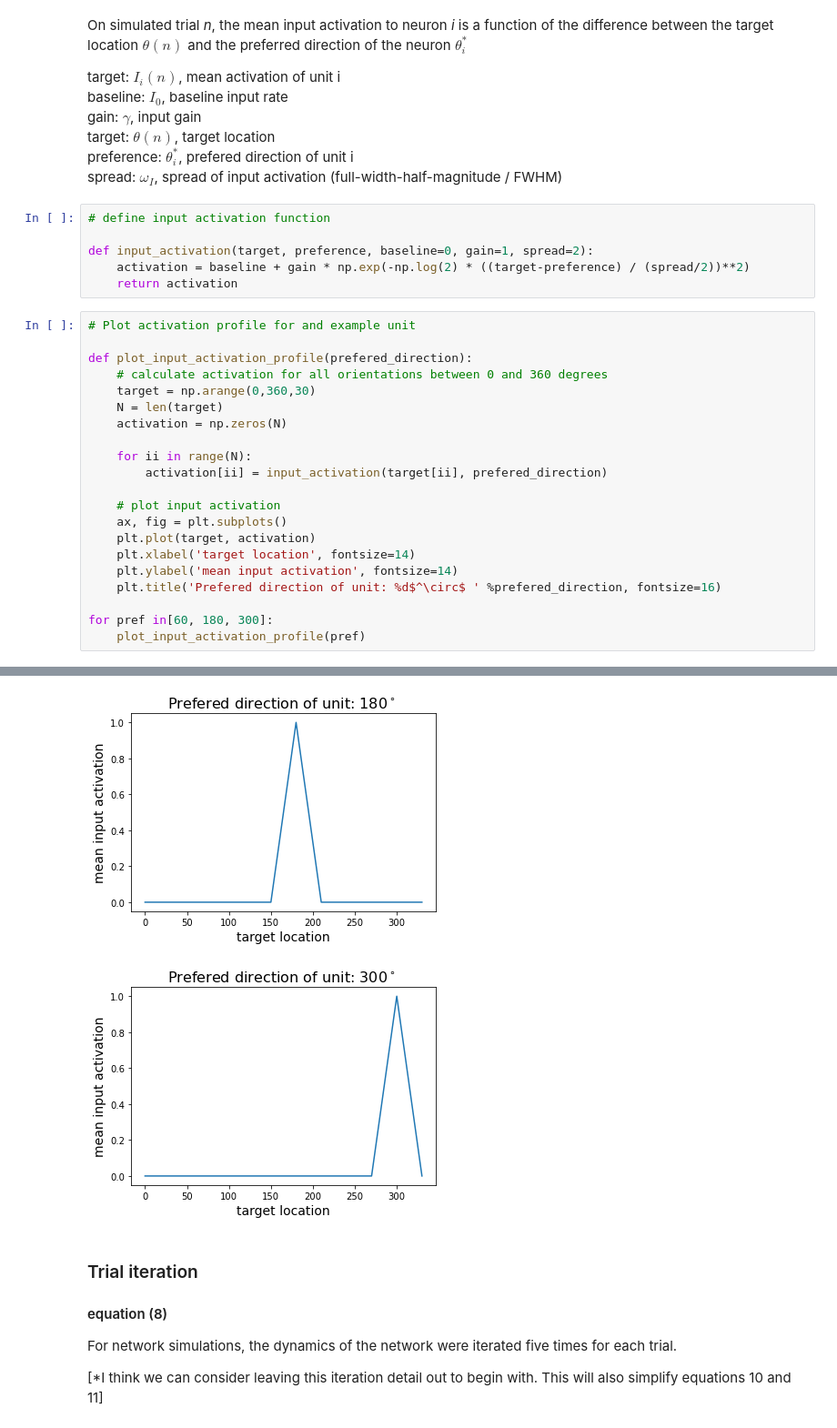
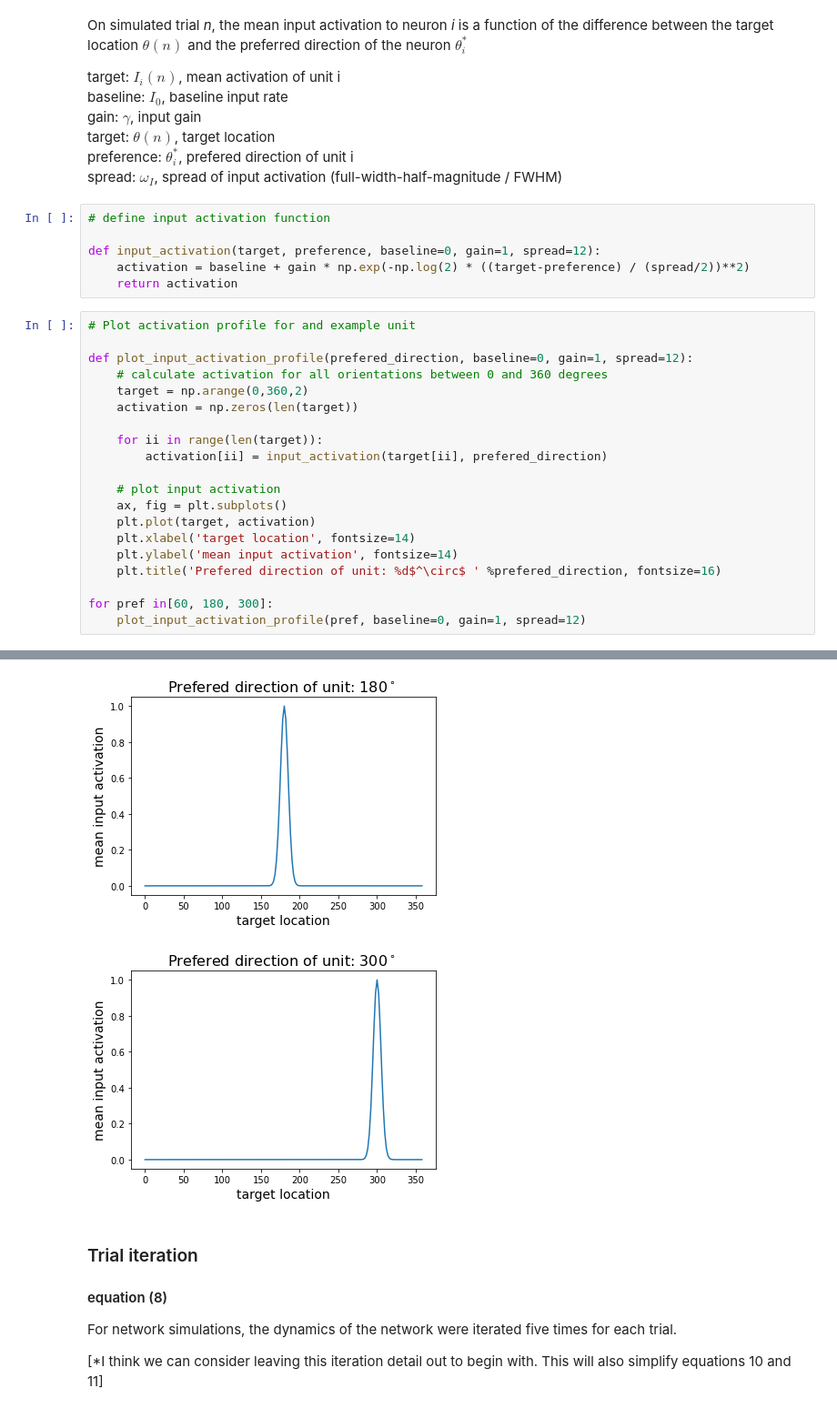
Before and after one commit to mwprestonjr/verstynen_2011_rpl, a Jupyter notebook: notebooks/verstynen_2011.ipynb, the cells around one changed output, grey strips where cells are left out. Shown at 91% size. Drawn from its saved outputs; the diff is of its cells as text.

```diff
--- a/notebooks/verstynen_2011.ipynb
+++ b/notebooks/verstynen_2011.ipynb
@@ -19,19 +19,18 @@ spread: *$\omega_I$*, spread of input activation (full-width-half-magnitude / FW
 # %%
 # define input activation function
 
-def input_activation(target, preference, baseline=0, gain=1, spread=2):
+def input_activation(target, preference, baseline=0, gain=1, spread=12):
     activation = baseline + gain * np.exp(-np.log(2) * ((target-preference) / (spread/2))**2)
     return activation
 # %%
 # Plot activation profile for and example unit
 
-def plot_input_activation_profile(prefered_direction):
+def plot_input_activation_profile(prefered_direction, baseline=0, gain=1, spread=12):
     # calculate activation for all orientations between 0 and 360 degrees
-    target = np.arange(0,360,30)
-    N = len(target)
-    activation = np.zeros(N)
+    target = np.arange(0,360,2)
+    activation = np.zeros(len(target))
 
-    for ii in range(N):
+    for ii in range(len(target)):
         activation[ii] = input_activation(target[ii], prefered_direction)
 
     # plot input activation
@@ -42,5 +41,5 @@ def plot_input_activation_profile(prefered_direction):
     plt.title('Prefered direction of unit: %d$^\circ$ ' %prefered_direction, fontsize=16)
 
 for pref in[60, 180, 300]:
-    plot_input_activation_profile(pref)
+    plot_input_activation_profile(pref, baseline=0, gain=1, spread=12)
 # %% [output]
@@ -48,5 +47,5 @@ for pref in[60, 180, 300]:
-[figure, old version]
+[figure, new version]
-[figure, old version]
+[figure, new version]
 # %% [markdown]
 ### Trial iteration
 #### equation (8)
```
Also changed, not shown: parts of 2 cells of this notebook.
